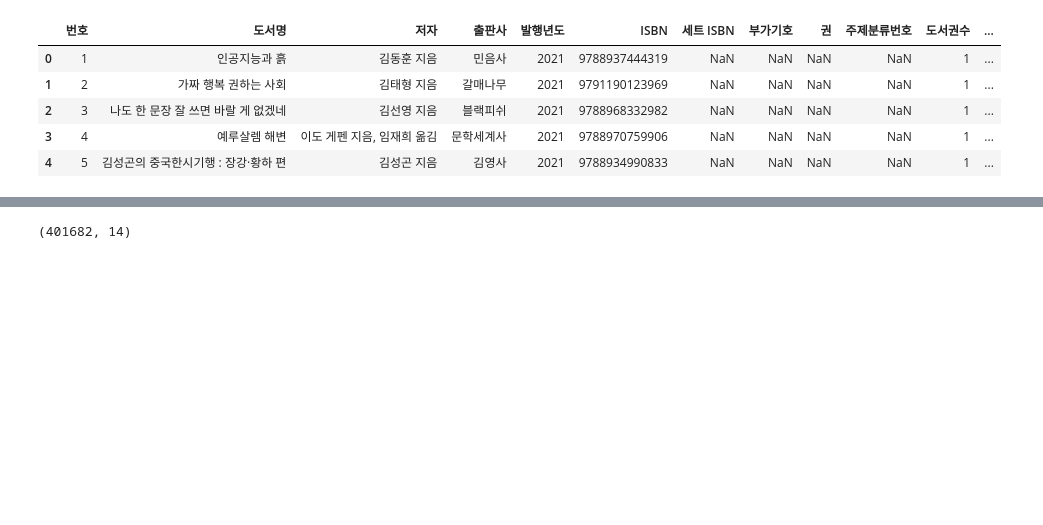
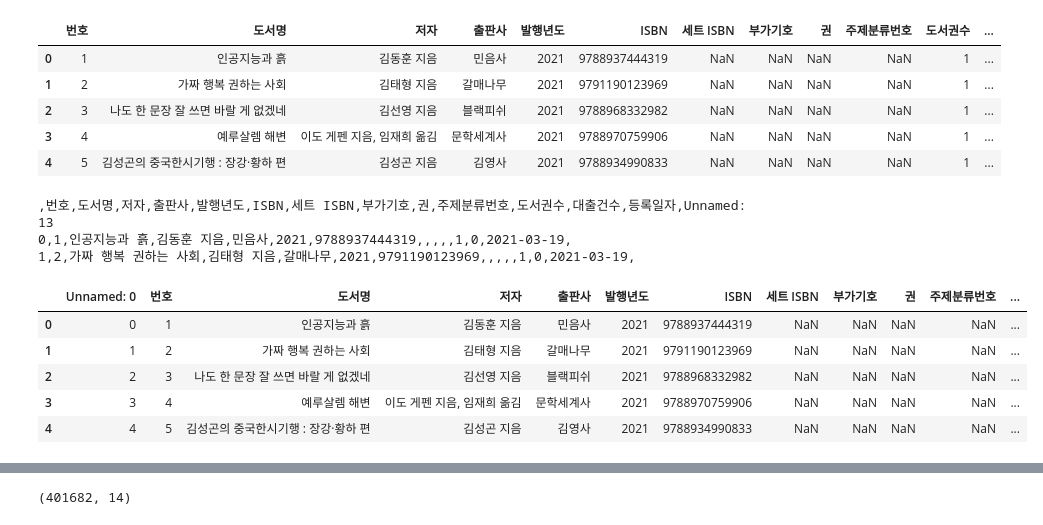
Before and after one commit to yoon0718/kepco, a Jupyter notebook: 09.08_남산도서관데이터.ipynb, the cells around one changed output, grey strips where cells are left out. Cells and saved outputs as stored; diff of their text form; code cells hidden in the pictures; blank space fills up the shorter version.

```diff
--- a/09.08_남산도서관데이터.ipynb
+++ b/09.08_남산도서관데이터.ipynb
@@ -47,0 +57,18 @@ df.head()
+# %%
+with open('ns_202309.csv') as f:
+  for i in range(3):
+    print(f.readline(), end="") #end를 씀으로써 줄바꿈문자출력 x
+# %% [output]
+,번호,도서명,저자,출판사,발행년도,ISBN,세트 ISBN,부가기호,권,주제분류번호,도서권수,대출건수,등록일자,Unnamed: 13
+0,1,인공지능과 흙,김동훈 지음,민음사,2021,9788937444319,,,,,1,0,2021-03-19,
+1,2,가짜 행복 권하는 사회,김태형 지음,갈매나무,2021,9791190123969,,,,,1,0,2021-03-19,
+# %%
+ns_df = pd.read_csv('ns_202309.csv', low_memory=False)
+ns_df.head()  #index가 이미 있으서 겹침
+# %% [output]
+|  | Unnamed: 0 | 번호 | 도서명 | 저자 | 출판사 | 발행년도 | ISBN | 세트 ISBN | 부가기호 | 권 | 주제분류번호 | ... |
+| 0 | 0 | 1 | 인공지능과 흙 | 김동훈 지음 | 민음사 | 2021 | 9788937444319 | NaN | NaN | NaN | NaN | ... |
+| 1 | 1 | 2 | 가짜 행복 권하는 사회 | 김태형 지음 | 갈매나무 | 2021 | 9791190123969 | NaN | NaN | NaN | NaN | ... |
+| 2 | 2 | 3 | 나도 한 문장 잘 쓰면 바랄 게 없겠네 | 김선영 지음 | 블랙피쉬 | 2021 | 9788968332982 | NaN | NaN | NaN | NaN | ... |
+| 3 | 3 | 4 | 예루살렘 해변 | 이도 게펜 지음, 임재희 옮김 | 문학세계사 | 2021 | 9788970759906 | NaN | NaN | NaN | NaN | ... |
+| 4 | 4 | 5 | 김성곤의 중국한시기행 : 장강·황하 편 | 김성곤 지음 | 김영사 | 2021 | 9788934990833 | NaN | NaN | NaN | NaN | ... |
```
Also changed, not shown: parts of 18 cells of this notebook.
